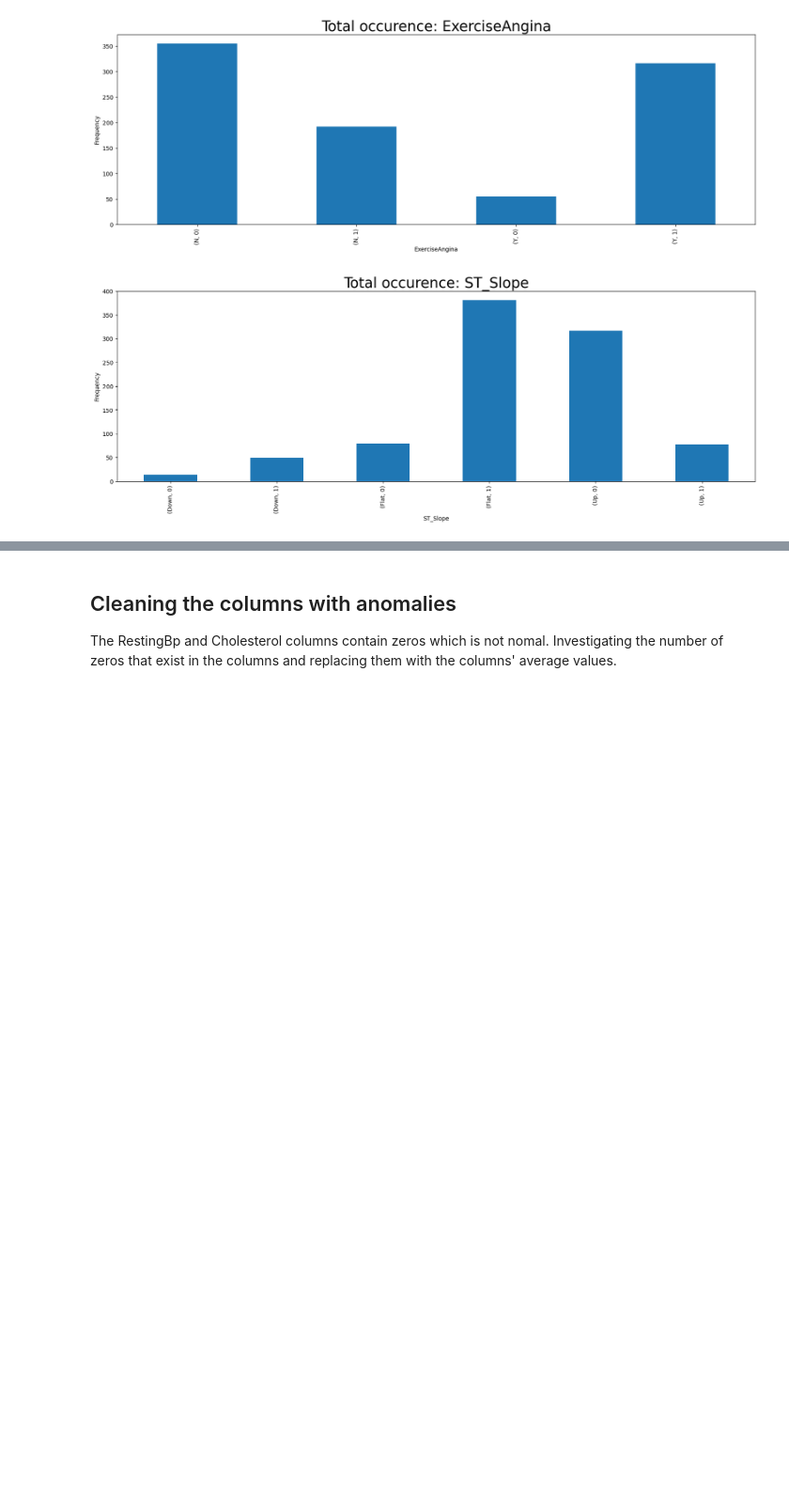
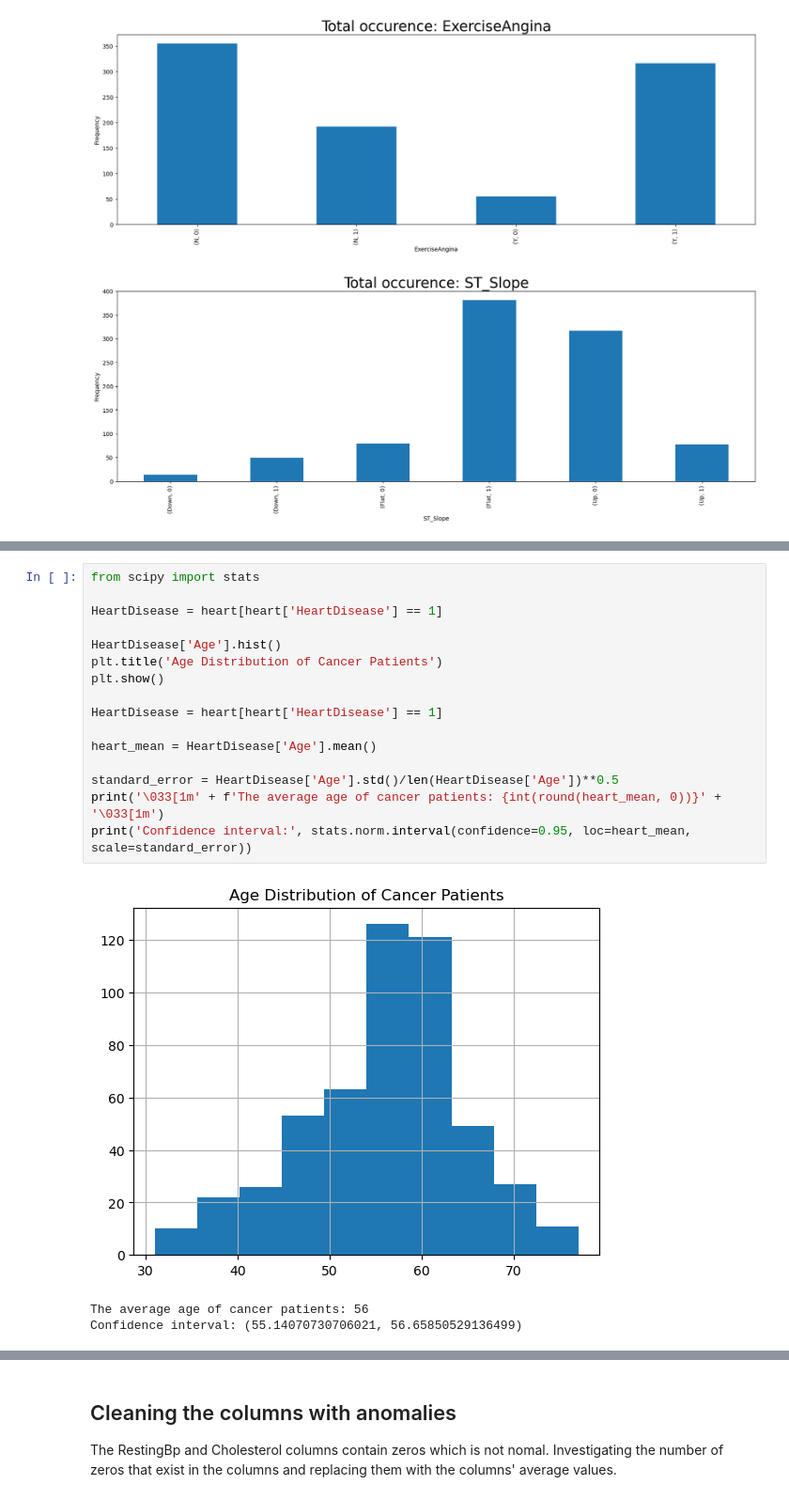
Before and after one commit to Mueeshassan/Heart-disease-prediction, a Jupyter notebook: Heart Machine Learning Model Prediction.ipynb, the cells around one changed output, grey strips where cells are left out. Shown at 94% size. Saved outputs shown, nothing was run; the diff lists cells and outputs as text; blank space fills up the shorter version.

```diff
--- a/Heart Machine Learning Model Prediction.ipynb
+++ b/Heart Machine Learning Model Prediction.ipynb
@@ -191,0 +205,20 @@ Let's now analyze the occurence of heart disease in male and female and check ou
+# %%
+from scipy import stats
+
+HeartDisease = heart[heart['HeartDisease'] == 1]
+
+HeartDisease['Age'].hist()
+plt.title('Age Distribution of Cancer Patients')
+plt.show()
+
+HeartDisease = heart[heart['HeartDisease'] == 1]
+
+heart_mean = HeartDisease['Age'].mean()
+
+standard_error = HeartDisease['Age'].std()/len(HeartDisease['Age'])**0.5
+print('\033[1m' + f'The average age of cancer patients: {int(round(heart_mean, 0))}' + '\033[1m')
+print('Confidence interval:', stats.norm.interval(confidence=0.95, loc=heart_mean, scale=standard_error))
+# %% [output]
+[figure, added]
+The average age of cancer patients: 56
+Confidence interval: (55.14070730706021, 56.65850529136499)
```
Also changed, not shown: parts of 34 cells of this notebook.
